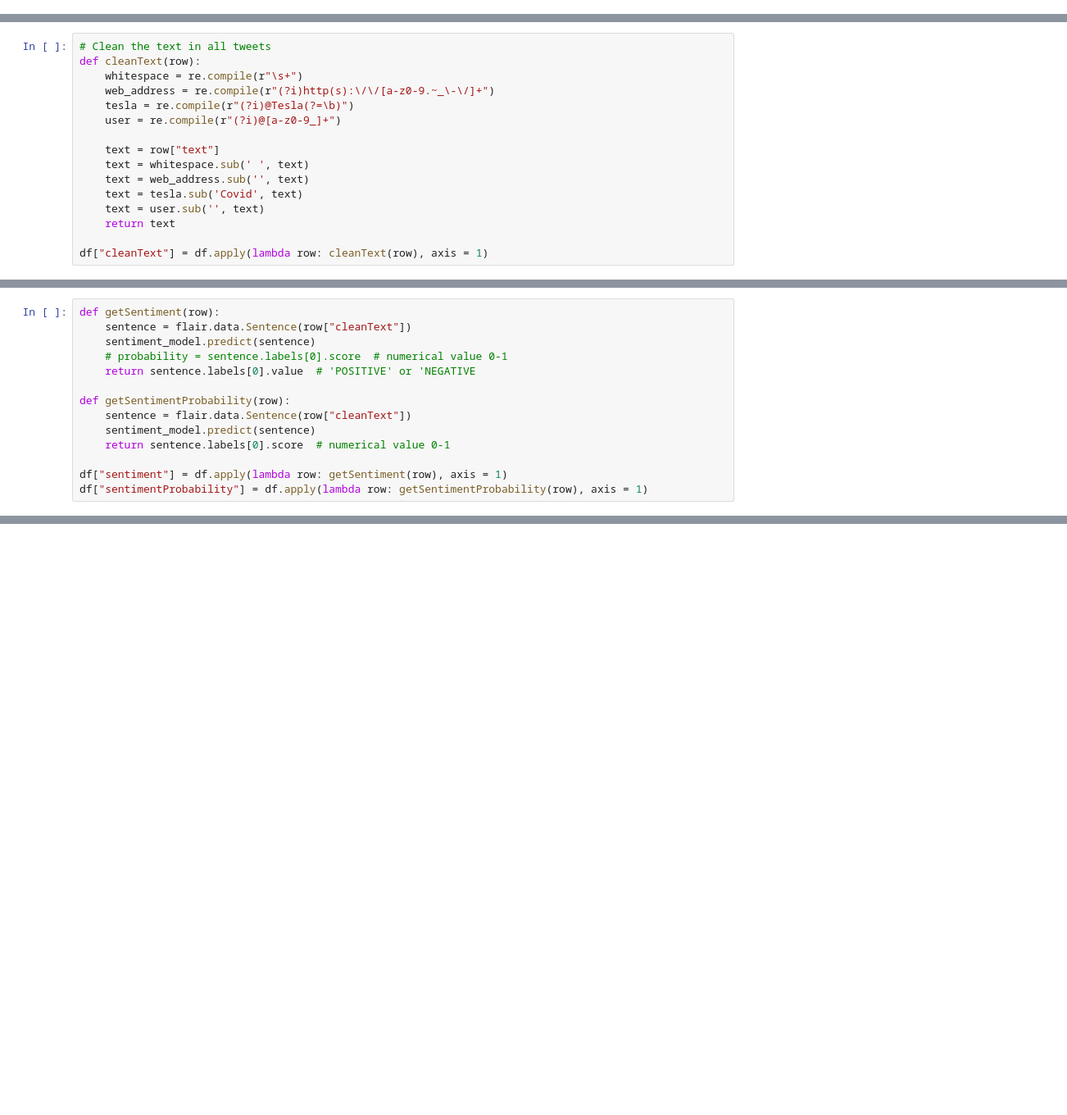
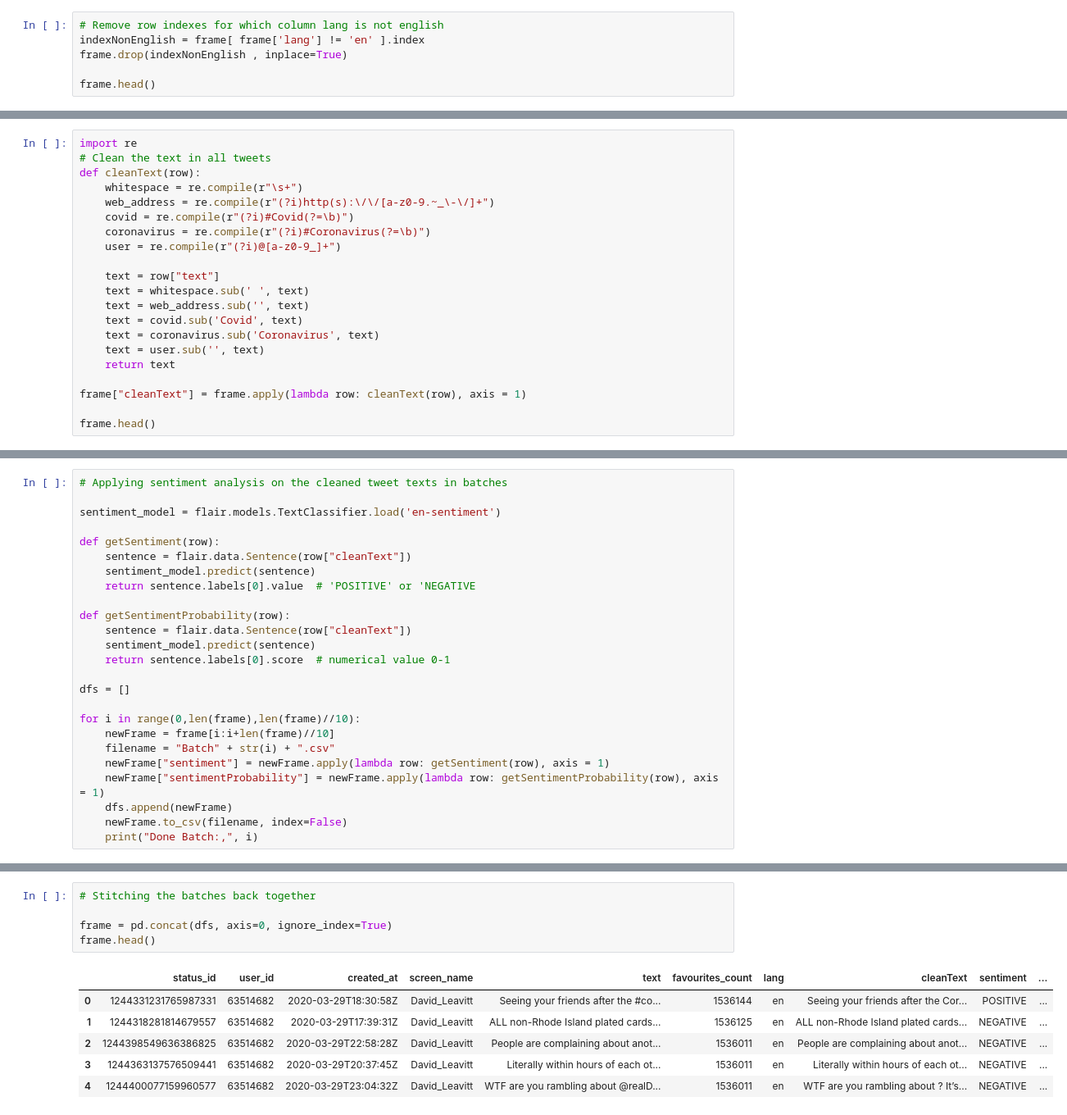
Before and after one commit to Zumbergz/Team2Project, a Jupyter notebook: SentimentAnalysis.ipynb, the cells around one changed output, grey strips where cells are left out. Shown at 82% size. Drawn from its saved outputs; the diff is of its cells as text; blank space fills up the shorter version.

Commit message:
Complete for sentiment analysis

```diff
--- a/SentimentAnalysis.ipynb
+++ b/SentimentAnalysis.ipynb
@@ -88,0 +98,6 @@ Done
+# %%
+# Remove row indexes for which column lang is not english
+indexNonEnglish = frame[ frame['lang'] != 'en' ].index
+frame.drop(indexNonEnglish , inplace=True)
+
+frame.head()
@@ -89,16 +111,21 @@ Done
 # %%
+import re
 # Clean the text in all tweets
 def cleanText(row):
     whitespace = re.compile(r"\s+")
     web_address = re.compile(r"(?i)http(s):\/\/[a-z0-9.~_\-\/]+")
-    tesla = re.compile(r"(?i)@Tesla(?=\b)")
+    covid = re.compile(r"(?i)#Covid(?=\b)")
+    coronavirus = re.compile(r"(?i)#Coronavirus(?=\b)")
     user = re.compile(r"(?i)@[a-z0-9_]+")
 
     text = row["text"]
     text = whitespace.sub(' ', text)
     text = web_address.sub('', text)
-    text = tesla.sub('Covid', text)
+    text = covid.sub('Covid', text)
+    text = coronavirus.sub('Coronavirus', text)
     text = user.sub('', text)
     return text
 
-df["cleanText"] = df.apply(lambda row: cleanText(row), axis = 1)
+frame["cleanText"] = frame.apply(lambda row: cleanText(row), axis = 1)
+
+frame.head()
@@ -122,8 +147,11 @@ df.head()
 # %%
+# Applying sentiment analysis on the cleaned tweet texts in batches
+
+sentiment_model = flair.models.TextClassifier.load('en-sentiment')
+
 def getSentiment(row):
     sentence = flair.data.Sentence(row["cleanText"])
     sentiment_model.predict(sentence)
-    # probability = sentence.labels[0].score  # numerical value 0-1
     return sentence.labels[0].value  # 'POSITIVE' or 'NEGATIVE
 
 def getSentimentProbability(row):
@@ -131,5 +159,13 @@ def getSentimentProbability(row):
     sentiment_model.predict(sentence)
     return sentence.labels[0].score  # numerical value 0-1
 
-df["sentiment"] = df.apply(lambda row: getSentiment(row), axis = 1)
-df["sentimentProbability"] = df.apply(lambda row: getSentimentProbability(row), axis = 1)
+dfs = []
+
+for i in range(0,len(frame),len(frame)//10):
+    newFrame = frame[i:i+len(frame)//10]
+    filename = "Batch" + str(i) + ".csv"
+    newFrame["sentiment"] = newFrame.apply(lambda row: getSentiment(row), axis = 1)
+    newFrame["sentimentProbability"] = newFrame.apply(lambda row: getSentimentProbability(row), axis = 1)
+    dfs.append(newFrame)
+    newFrame.to_csv(filename, index=False)
+    print("Done Batch:,", i)
@@ -158,0 +195,12 @@ f.close()
+# %%
+# Stitching the batches back together
+
+frame = pd.concat(dfs, axis=0, ignore_index=True)
+frame.head()
+# %% [output]
+|  | status_id | user_id | created_at | screen_name | text | favourites_count | lang | cleanText | sentiment | ... |
+| 0 | 1244331231765987331 | 63514682 | 2020-03-29T18:30:58Z | David_Leavitt | Seeing your friends after the #co... | 1536144 | en | Seeing your friends after the Cor... | POSITIVE | ... |
+| 1 | 1244318281814679557 | 63514682 | 2020-03-29T17:39:31Z | David_Leavitt | ALL non-Rhode Island plated cards... | 1536125 | en | ALL non-Rhode Island plated cards... | NEGATIVE | ... |
+| 2 | 1244398549636386825 | 63514682 | 2020-03-29T22:58:28Z | David_Leavitt | People are complaining about anot... | 1536011 | en | People are complaining about anot... | NEGATIVE | ... |
+| 3 | 1244363137576509441 | 63514682 | 2020-03-29T20:37:45Z | David_Leavitt | Literally within hours of each ot... | 1536011 | en | Literally within hours of each ot... | NEGATIVE | ... |
+| 4 | 1244400077159960577 | 63514682 | 2020-03-29T23:04:32Z | David_Leavitt | WTF are you rambling about @realD... | 1536011 | en | WTF are you rambling about ? It’s... | NEGATIVE | ... |
```
Also changed, not shown: parts of 17 cells of this notebook.
